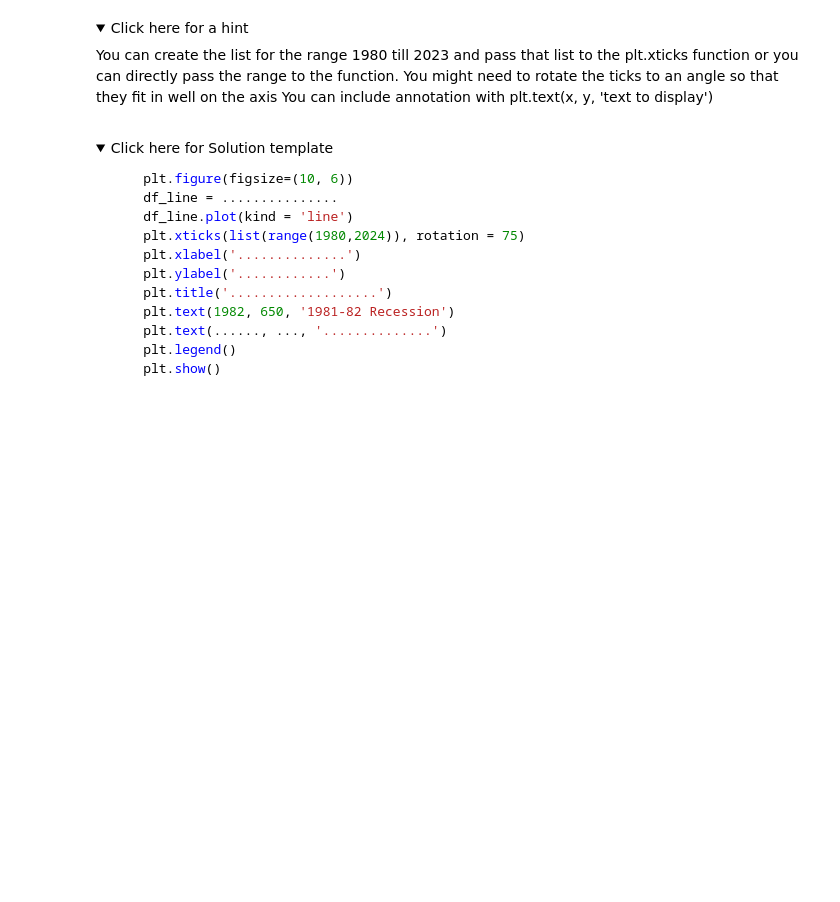
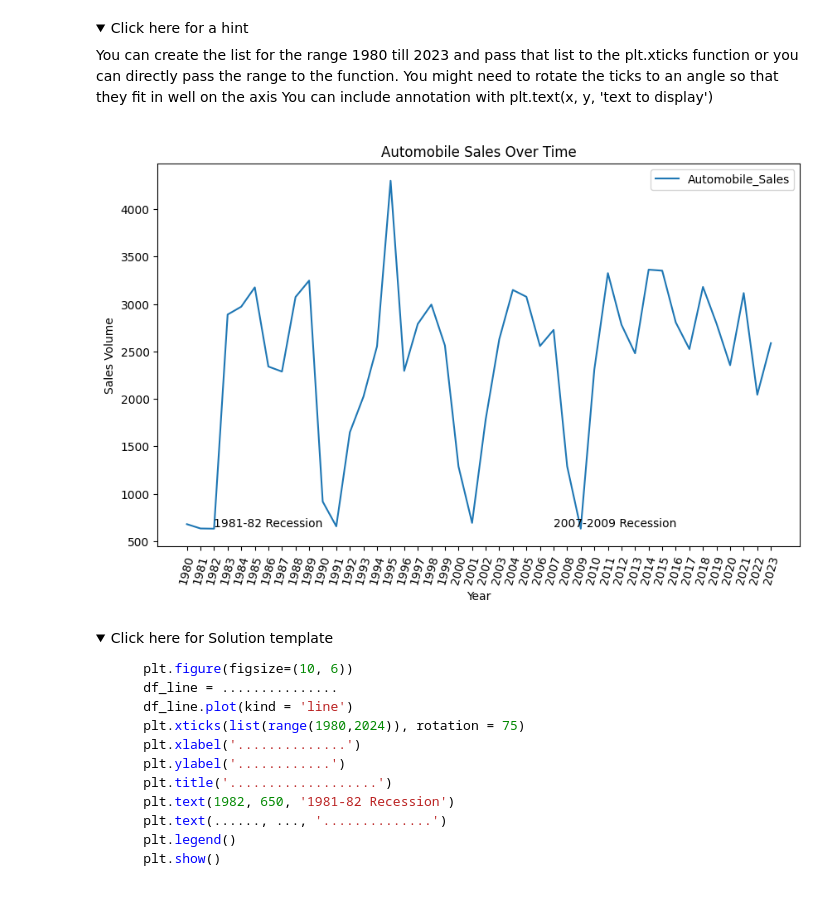
Before and after one commit to SubhashBandaraEkanayake/Data-visualization-with-python, a Jupyter notebook: DV0101EN-Final-Assignment-Part1-v2.ipynb, the cells around one changed output. Cells and saved outputs as stored; diff of their text form; code cells hidden in the pictures; folded sections open; blank space fills up the shorter version.

```diff
--- a/DV0101EN-Final-Assignment-Part1-v2.ipynb
+++ b/DV0101EN-Final-Assignment-Part1-v2.ipynb
@@ -235,6 +269,20 @@ ticks on x- axis with all the years, to identify the years of recession
     You can include annotation with plt.text(x, y, 'text to display')
     </p>
 </details>
+# %%
+plt.figure(figsize =(10,6))
+df_line = df.groupby('Year')['Automobile_Sales'].mean()
+df_line.plot(kind='line',x=df_line.index,y=df_line.values)
+plt.xticks(list(range(1980,2024)), rotation = 75)
+plt.xlabel('Year')
+plt.ylabel('Sales Volume')
+plt.title('Automobile Sales Over Time')
+plt.text(1982, 650, '1981-82 Recession')
+plt.text(2007,650, '2007-2009 Recession')
+plt.legend()
+plt.show()
+# %% [output]
+[figure, added]
 # %% [markdown]
 <details>
     <summary>Click here for Solution template</summary>
```
Also changed, not shown: parts of 11 cells of this notebook.
